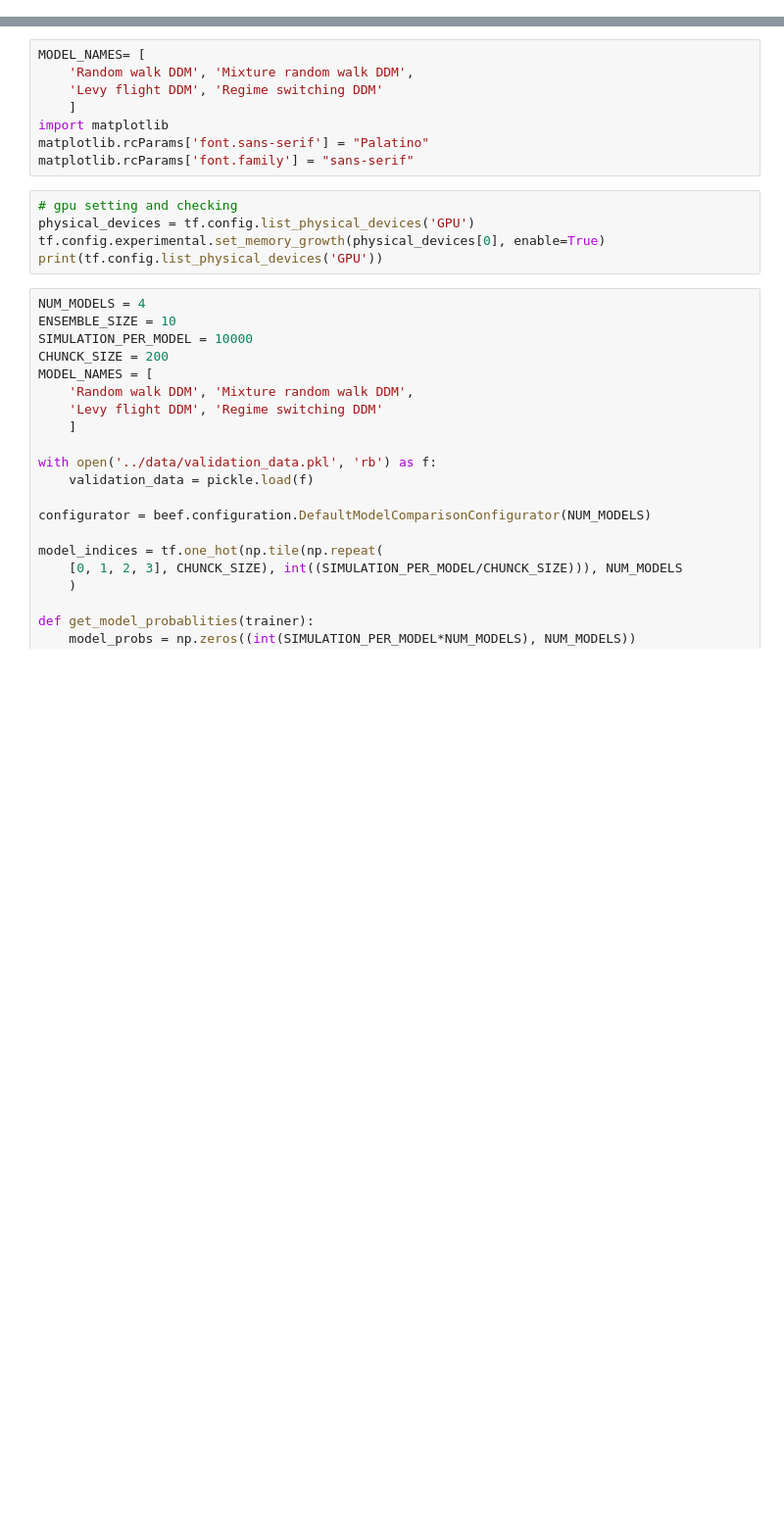
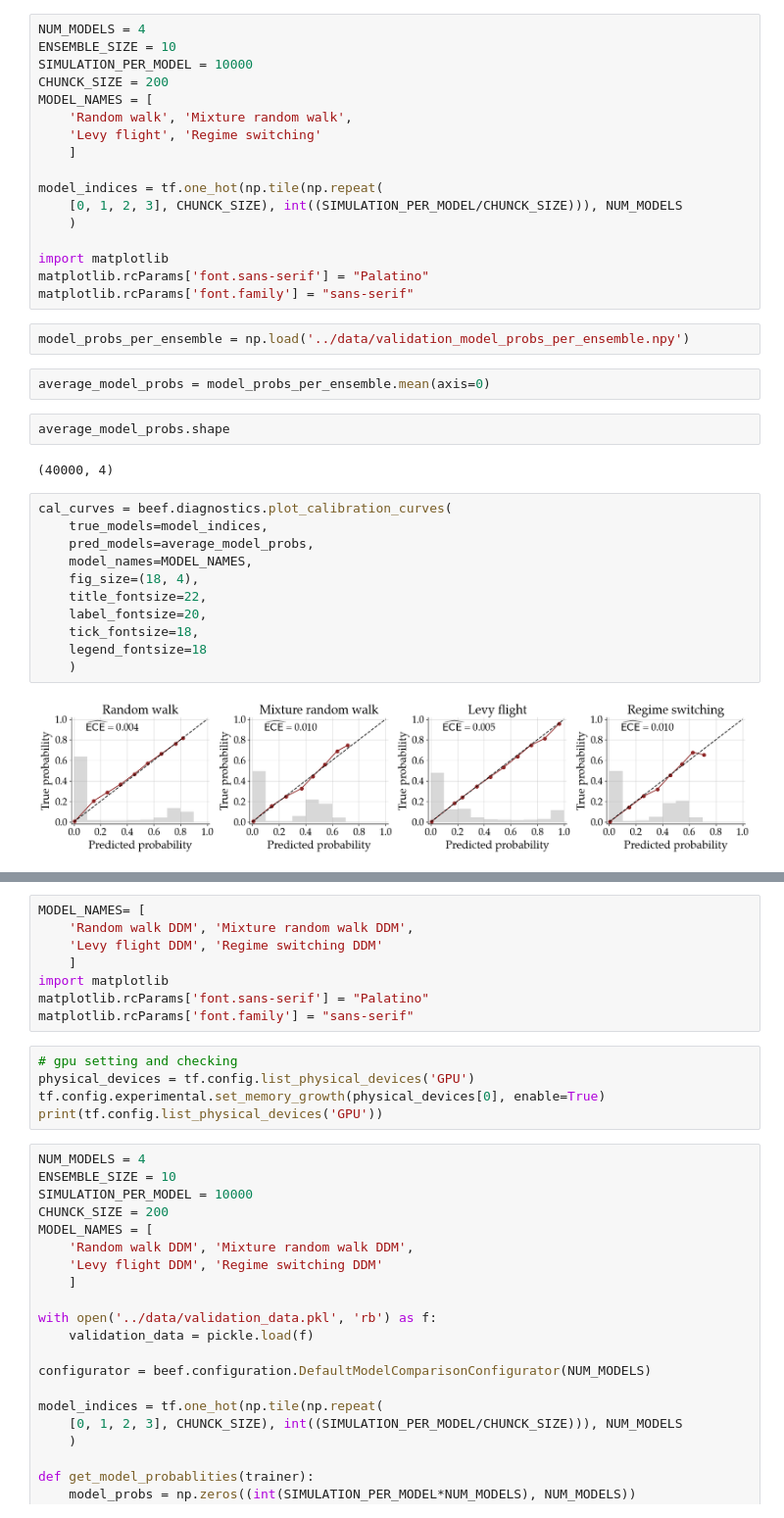
Before and after one commit to bayesflow-org/Non-Stationary-DDM-Validation, a Jupyter notebook: applications/model_comparison/notebooks/compare_models.ipynb, the cells around one changed output, grey strips where cells are left out. Shown at 98% size. Saved outputs shown, nothing was run; the diff lists cells and outputs as text; blank space fills up the shorter version.

Commit message:
update model comp workflow

```diff
--- a/applications/model_comparison/notebooks/compare_models.ipynb
+++ b/applications/model_comparison/notebooks/compare_models.ipynb
@@ -19,3 +19,41 @@ from matplotlib.lines import Line2D
 from scipy.stats import binom, median_abs_deviation
 from sklearn.metrics import confusion_matrix, r2_score
 import matplotlib.pyplot as plt
+# %%
+NUM_MODELS = 4
+ENSEMBLE_SIZE = 10
+SIMULATION_PER_MODEL = 10000
+CHUNCK_SIZE = 200
+MODEL_NAMES = [
+    'Random walk', 'Mixture random walk',
+    'Levy flight', 'Regime switching'
+    ]
+
+model_indices = tf.one_hot(np.tile(np.repeat(
+    [0, 1, 2, 3], CHUNCK_SIZE), int((SIMULATION_PER_MODEL/CHUNCK_SIZE))), NUM_MODELS
+    )
+
+import matplotlib
+matplotlib.rcParams['font.sans-serif'] = "Palatino"
+matplotlib.rcParams['font.family'] = "sans-serif"
+# %%
+model_probs_per_ensemble = np.load('../data/validation_model_probs_per_ensemble.npy')
+# %%
+average_model_probs = model_probs_per_ensemble.mean(axis=0)
+# %%
+average_model_probs.shape
+# %% [output]
+(40000, 4)
+# %%
+cal_curves = beef.diagnostics.plot_calibration_curves(
+    true_models=model_indices,
+    pred_models=average_model_probs,
+    model_names=MODEL_NAMES,
+    fig_size=(18, 4),
+    title_fontsize=22,
+    label_fontsize=20,
+    tick_fontsize=18,
+    legend_fontsize=18
+    )
+# %% [output]
+[figure, added]
```
Also changed, not shown: parts of 6 cells of this notebook, 4 other files.
